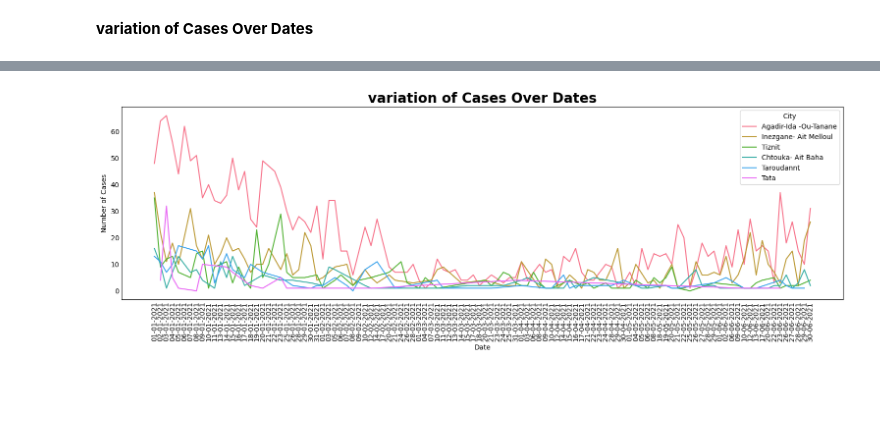
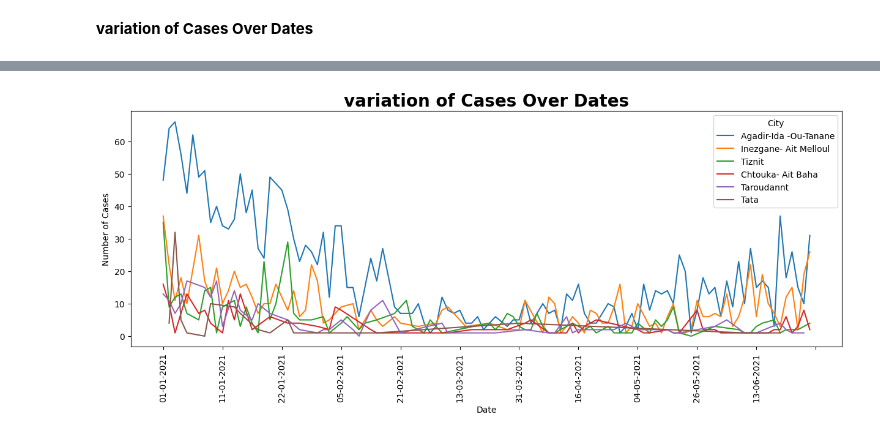
Before and after one commit to oussama95boussaid/Coronavirus_Pandemic_Morocco_project, a Jupyter notebook: Coronavirus_Pandemic_Morocco.ipynb, the cells around one changed output, grey strips where cells are left out. Saved outputs shown, nothing was run; the diff lists cells and outputs as text; code cells hidden in the pictures; blank space fills up the shorter version.

```diff
--- a/Coronavirus_Pandemic_Morocco.ipynb
+++ b/Coronavirus_Pandemic_Morocco.ipynb
@@ -538,17 +513,17 @@ Cases_Deaths_over_date
 # %%
 # Bar plot
-plt.figure(figsize=(15, 4))
+plt.figure(figsize=(15, 5))
 sns.lineplot(data=Covid_data, x="dates", y="Cases", hue="cities")
 plt.title('variation of Cases Over Dates', fontsize=20, fontweight='bold')
 plt.xlabel('Date')
 plt.ylabel('Number of Cases')
 plt.xticks(rotation=90)
-plt.legend(title='City', loc='upper right')
+plt.legend(title='City', loc='upper right',)
 
 #display only the month
-# ax = plt.gca()
-# ax.xaxis.set_major_locator(plt.MaxNLocator(30))
+ax = plt.gca()
+ax.xaxis.set_major_locator(plt.MaxNLocator(12))
 
 plt.show()
 # %% [output]
-[figure, old version]
+[figure, new version]
```
Also changed, not shown: parts of 8 cells of this notebook.
